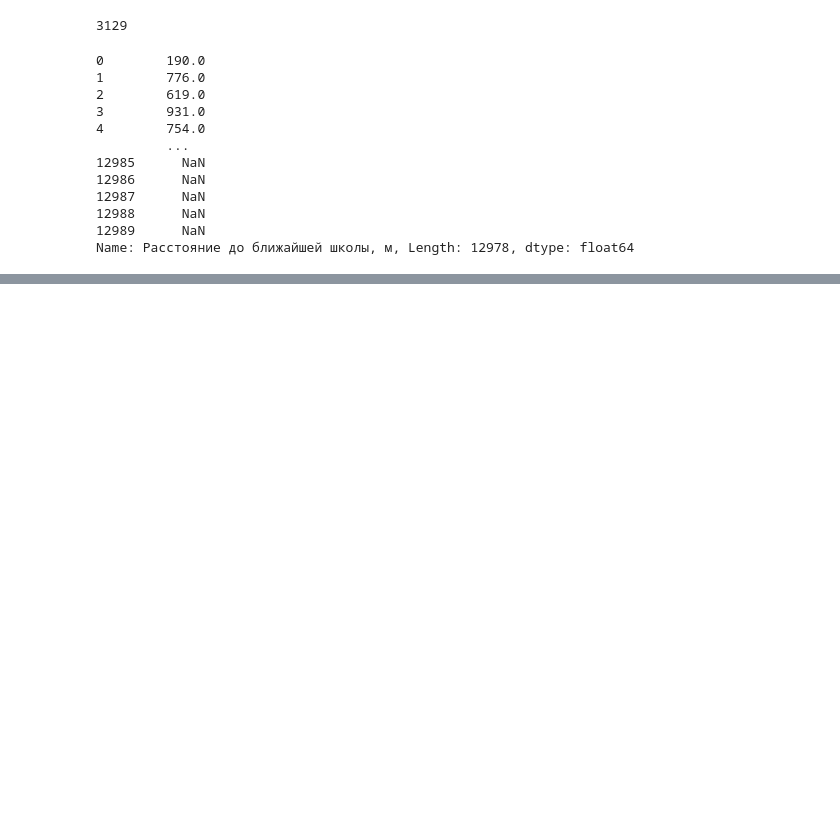
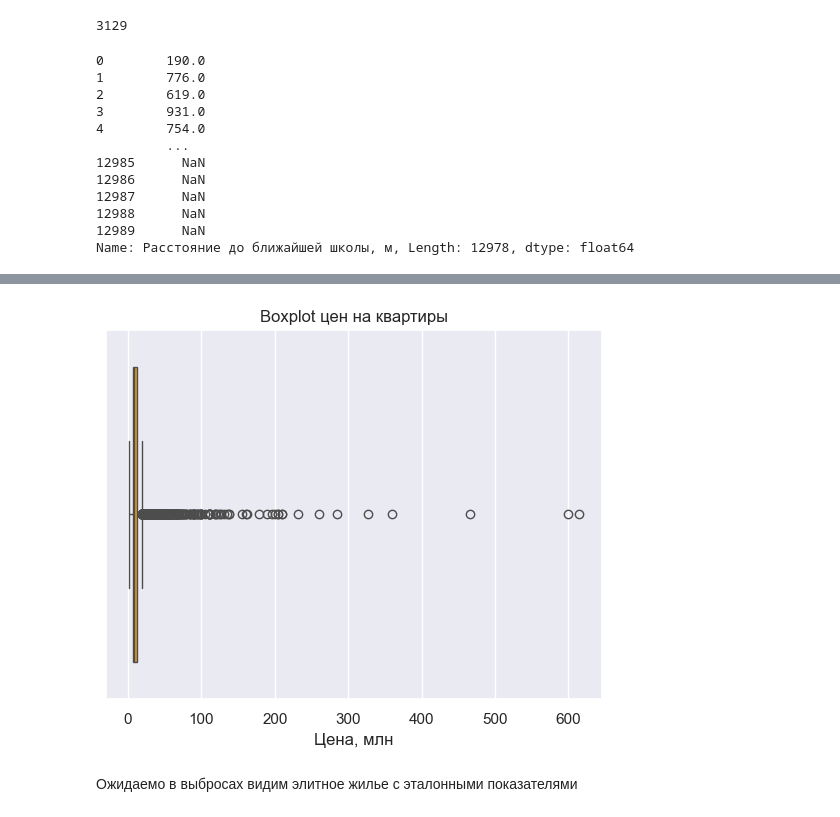
Before and after one commit to Torgovatel/Projects, a Jupyter notebook: DS/moscow-estate-agency-dm/src/main.ipynb, the cells around one changed output, grey strips where cells are left out. Drawn from its saved outputs; the diff is of its cells as text; code cells hidden in the pictures; blank space fills up the shorter version.

```diff
--- a/DS/moscow-estate-agency-dm/src/main.ipynb
+++ b/DS/moscow-estate-agency-dm/src/main.ipynb
@@ -567,0 +645,8 @@ Name: Расстояние до ближайшей школы, м, Length: 12978
+# %%
+sns.boxplot(dataset['Цена, млн'], orient='h', color='orange')
+plt.title('Boxplot цен на квартиры')
+plt.show()
+# %% [output]
+[figure, added]
+# %% [markdown]
+Ожидаемо в выбросах видим элитное жилье с эталонными показателями
```
Also changed, not shown: parts of 72 cells of this notebook.
